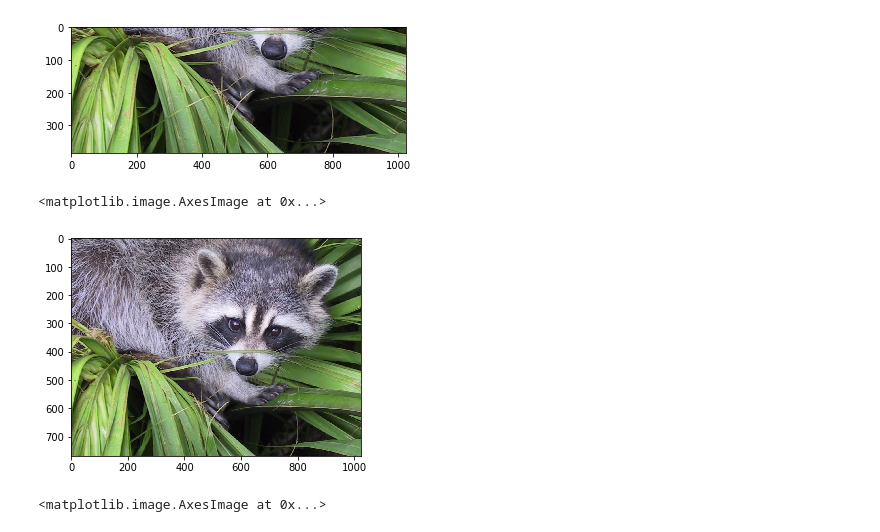
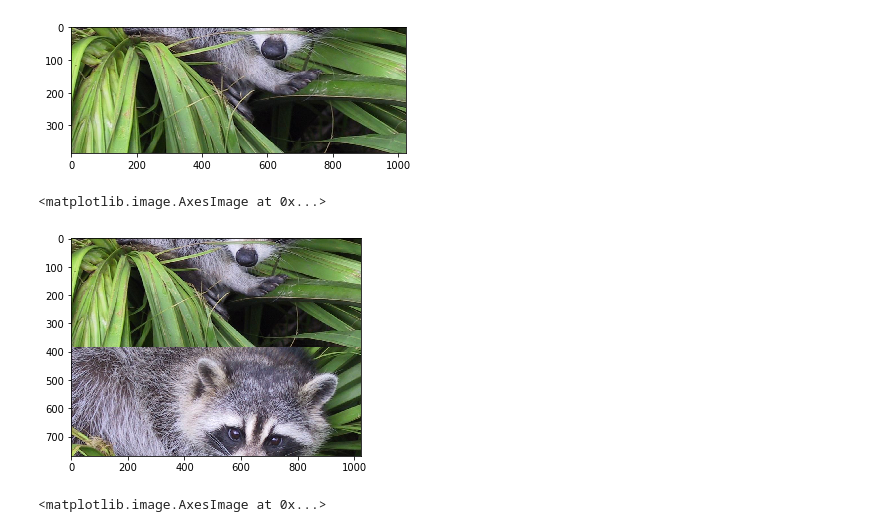
Before and after one commit to srikanthpragada/DS_11_NOV_2019, a Jupyter notebook: numpy_demo.ipynb, the cells around one changed output. Drawn from its saved outputs; the diff is of its cells as text; code cells hidden in the pictures.

```diff
--- a/numpy_demo.ipynb
+++ b/numpy_demo.ipynb
@@ -820,10 +815,10 @@ plt.imshow(img2)
 <matplotlib.image.AxesImage at 0x...>
 [figure]
 # %%
-plt.imshow(np.vstack( (img1,img2)))
+plt.imshow(np.vstack( (img2,img1)))
 # %% [output]
 <matplotlib.image.AxesImage at 0x...>
-[figure, old version]
+[figure, new version]
 # %%
 plt.imshow(img[100:-200,200:-200,:])  # Crop image
 # %% [output]
```
Also changed, not shown: parts of 10 cells of this notebook, 2 other files.
